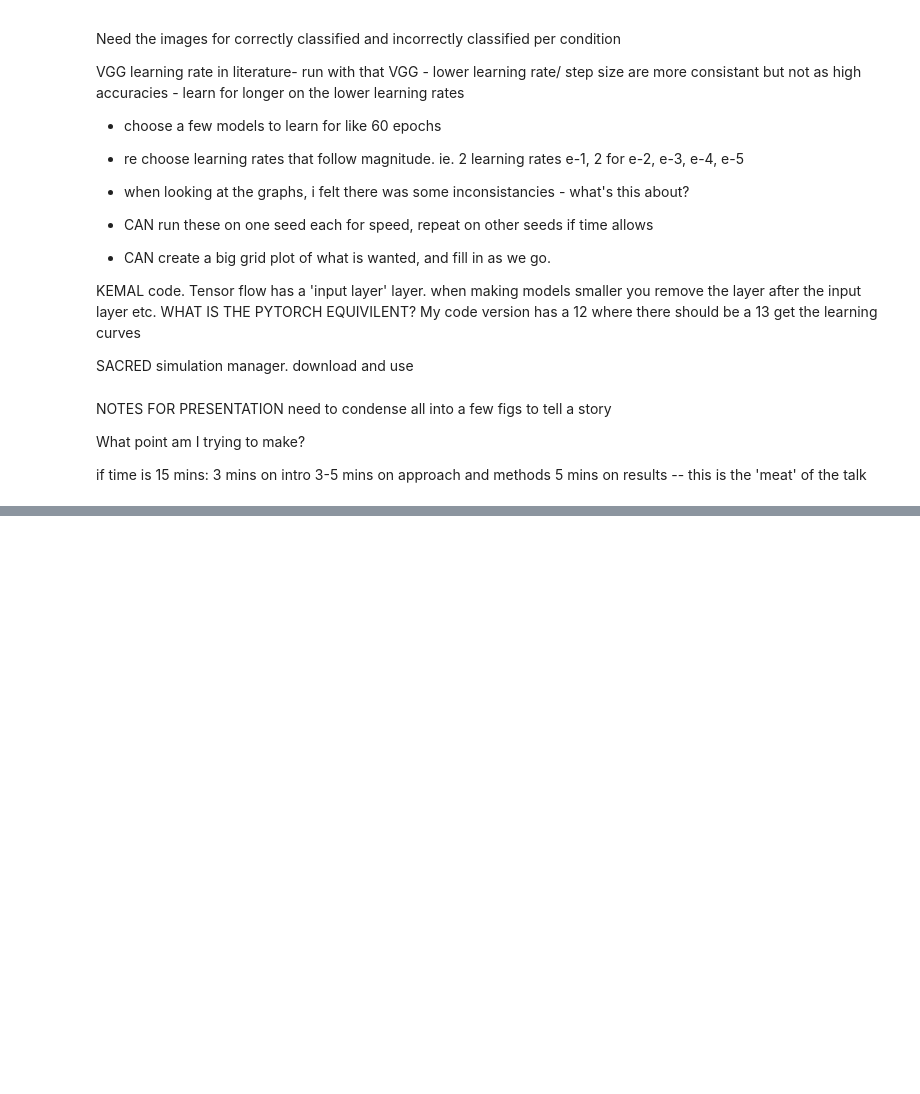
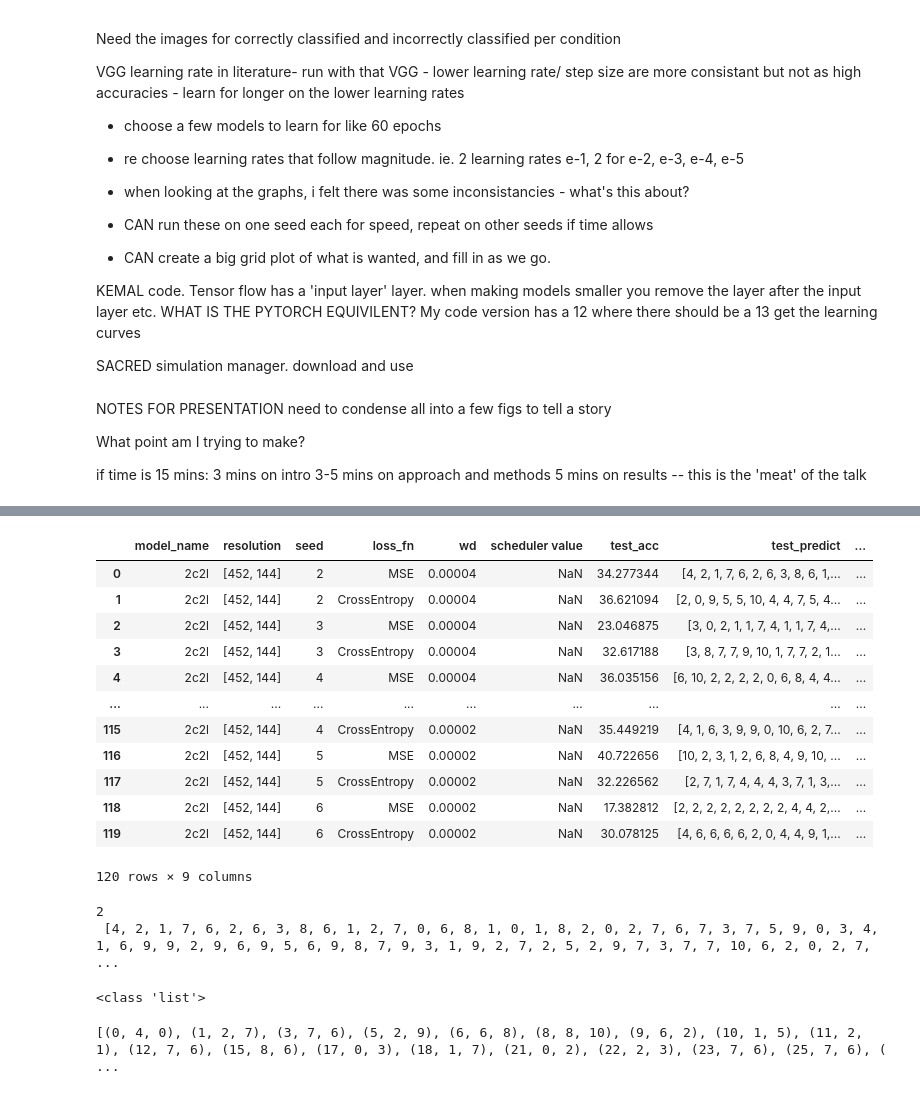
Before and after one commit to Naybellez/antvis, a Jupyter notebook: optics/Captains_Log/CaptainsLog_200524.ipynb, the cells around one changed output, grey strips where cells are left out. Cells and saved outputs as stored; diff of their text form; code cells hidden in the pictures; blank space fills up the shorter version.

```diff
--- a/optics/Captains_Log/CaptainsLog_200524.ipynb
+++ b/optics/Captains_Log/CaptainsLog_200524.ipynb
@@ -96,0 +398,22 @@ if time is 15 mins:
+# %%
+df_b_2c2l_452144_predlab
+# %% [output]
+|  | model_name | resolution | seed | loss_fn | wd | scheduler value | test_acc | test_predict | ... |
+| 0 | 2c2l | [452, 144] | 2 | MSE | 0.00004 | NaN | 34.277344 | [4, 2, 1, 7, 6, 2, 6, 3, 8, 6, 1,... | ... |
+| 1 | 2c2l | [452, 144] | 2 | CrossEntropy | 0.00004 | NaN | 36.621094 | [2, 0, 9, 5, 5, 10, 4, 4, 7, 5, 4... | ... |
+| 2 | 2c2l | [452, 144] | 3 | MSE | 0.00004 | NaN | 23.046875 | [3, 0, 2, 1, 1, 7, 4, 1, 1, 7, 4,... | ... |
+| 3 | 2c2l | [452, 144] | 3 | CrossEntropy | 0.00004 | NaN | 32.617188 | [3, 8, 7, 7, 9, 10, 1, 7, 7, 2, 1... | ... |
+| 4 | 2c2l | [452, 144] | 4 | MSE | 0.00004 | NaN | 36.035156 | [6, 10, 2, 2, 2, 2, 0, 6, 8, 4, 4... | ... |
+| ... | ... | ... | ... | ... | ... | ... | ... | ... | ... |
+| 115 | 2c2l | [452, 144] | 4 | CrossEntropy | 0.00002 | NaN | 35.449219 | [4, 1, 6, 3, 9, 9, 0, 10, 6, 2, 7... | ... |
+| 116 | 2c2l | [452, 144] | 5 | MSE | 0.00002 | NaN | 40.722656 | [10, 2, 3, 1, 2, 6, 8, 4, 9, 10, ... | ... |
+| 117 | 2c2l | [452, 144] | 5 | CrossEntropy | 0.00002 | NaN | 32.226562 | [2, 7, 1, 7, 4, 4, 4, 3, 7, 1, 3,... | ... |
+| 118 | 2c2l | [452, 144] | 6 | MSE | 0.00002 | NaN | 17.382812 | [2, 2, 2, 2, 2, 2, 2, 2, 4, 4, 2,... | ... |
+| 119 | 2c2l | [452, 144] | 6 | CrossEntropy | 0.00002 | NaN | 30.078125 | [4, 6, 6, 6, 6, 2, 0, 4, 4, 9, 1,... | ... |
+120 rows × 9 columns
+# %%
+i = 0
+print(df_b_2c2l_452144_predlab['seed'][i], "\n",df_b_2c2l_452144_predlab['test_predict'][i])
+# %% [output]
+2
+ [4, 2, 1, 7, 6, 2, 6, 3, 8, 6, 1, 2, 7, 0, 6, 8, 1, 0, 1, 8, 2, 0, 2, 7, 6, 7, 3, 7, 5, 9, 0, 3, 4, 1, 6, 9, 9, 2, 9, 6, 9, 5, 6, 9, 8, 7, 9, 3, 1, 9, 2, 7, 2, 5, 2, 9, 7, 3, 7, 7, 10, 6, 2, 0, 2, 7, ...
@@ -96,0 +441,4 @@ if time is 15 mins:
+# %%
+print(type(ast.literal_eval(df_b_2c2l_452144_predlab['test_predict'][0])))
+# %% [output]
+<class 'list'>
@@ -96,0 +453,4 @@ if time is 15 mins:
+# %%
+print(incorrectPreds1)
+# %% [output]
+[(0, 4, 0), (1, 2, 7), (3, 7, 6), (5, 2, 9), (6, 6, 8), (8, 8, 10), (9, 6, 2), (10, 1, 5), (11, 2, 1), (12, 7, 6), (15, 8, 6), (17, 0, 3), (18, 1, 7), (21, 0, 2), (22, 2, 3), (23, 7, 6), (25, 7, 6), ( ...
```
Also changed, not shown: parts of 42 cells of this notebook, 1 other file.
